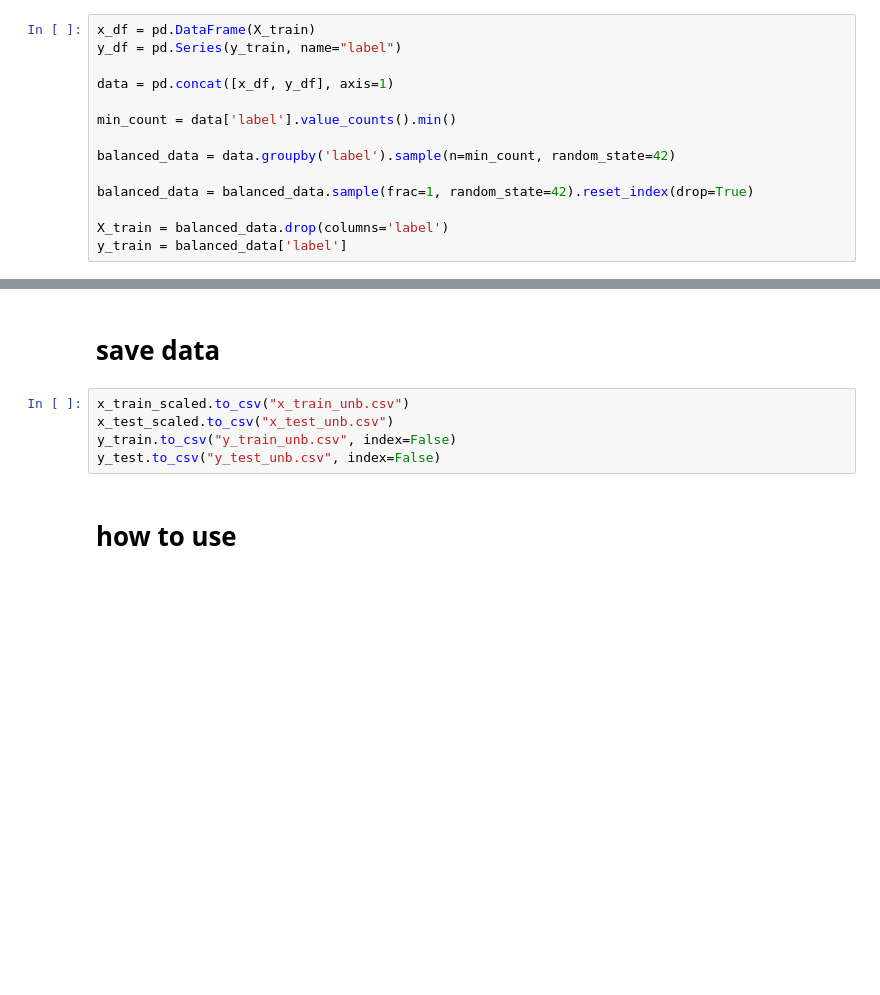
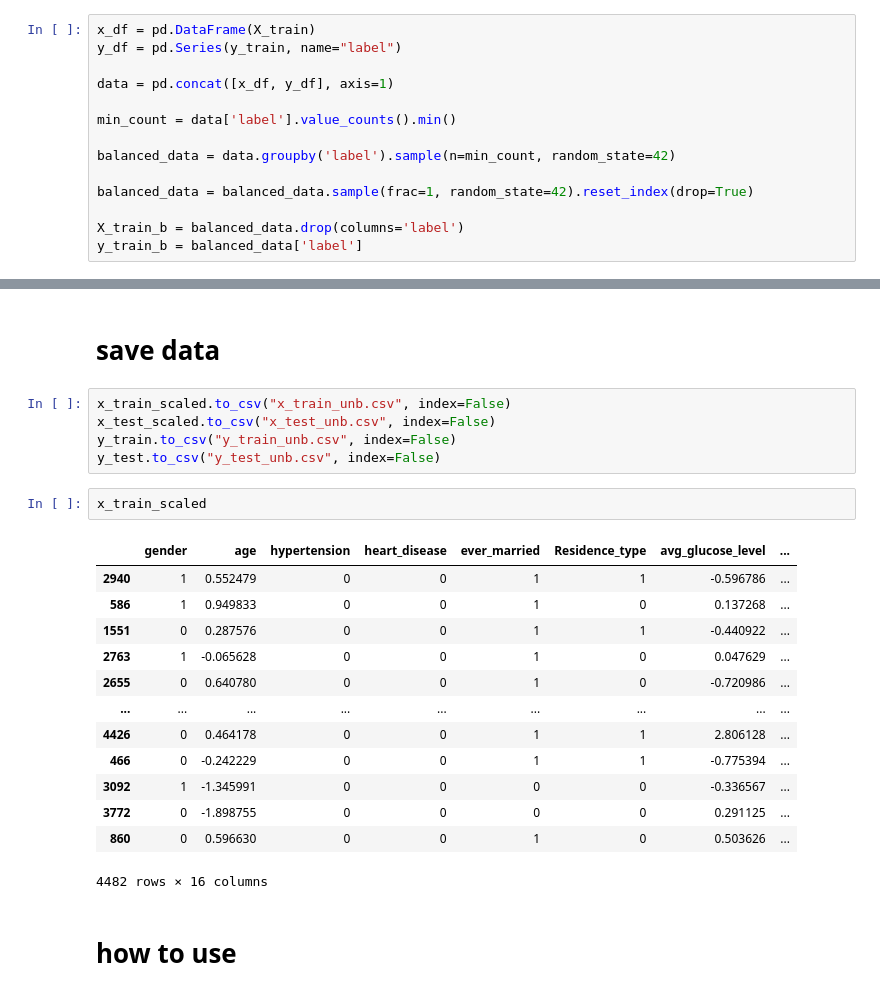
Before and after one commit to Konradiks/stroke-prediction-ml, a Jupyter notebook: dataAnalysis.ipynb, the cells around one changed output, grey strips where cells are left out. Cells and saved outputs as stored; diff of their text form; blank space fills up the shorter version.

```diff
--- a/dataAnalysis.ipynb
+++ b/dataAnalysis.ipynb
@@ -286,8 +286,8 @@ balanced_data = data.groupby('label').sample(n=min_count, random_state=42)
 
 balanced_data = balanced_data.sample(frac=1, random_state=42).reset_index(drop=True)
 
-X_train = balanced_data.drop(columns='label')
-y_train = balanced_data['label']
+X_train_b = balanced_data.drop(columns='label')
+y_train_b = balanced_data['label']
 # %%
 X_train.shape
 # %% [output]
@@ -321,10 +338,26 @@ scaler = load("scaler_selected_columns.joblib")
 # %% [markdown]
 # save data
 # %%
-x_train_scaled.to_csv("x_train_unb.csv")
-x_test_scaled.to_csv("x_test_unb.csv")
+x_train_scaled.to_csv("x_train_unb.csv", index=False)
+x_test_scaled.to_csv("x_test_unb.csv", index=False)
 y_train.to_csv("y_train_unb.csv", index=False)
 y_test.to_csv("y_test_unb.csv", index=False)
+# %%
+x_train_scaled
+# %% [output]
+|  | gender | age | hypertension | heart_disease | ever_married | Residence_type | avg_glucose_level | ... |
+| 2940 | 1 | 0.552479 | 0 | 0 | 1 | 1 | -0.596786 | ... |
+| 586 | 1 | 0.949833 | 0 | 0 | 1 | 0 | 0.137268 | ... |
+| 1551 | 0 | 0.287576 | 0 | 0 | 1 | 1 | -0.440922 | ... |
+| 2763 | 1 | -0.065628 | 0 | 0 | 1 | 0 | 0.047629 | ... |
+| 2655 | 0 | 0.640780 | 0 | 0 | 1 | 0 | -0.720986 | ... |
+| ... | ... | ... | ... | ... | ... | ... | ... | ... |
+| 4426 | 0 | 0.464178 | 0 | 0 | 1 | 1 | 2.806128 | ... |
+| 466 | 0 | -0.242229 | 0 | 0 | 1 | 1 | -0.775394 | ... |
+| 3092 | 1 | -1.345991 | 0 | 0 | 0 | 0 | -0.336567 | ... |
+| 3772 | 0 | -1.898755 | 0 | 0 | 0 | 0 | 0.291125 | ... |
+| 860 | 0 | 0.596630 | 0 | 0 | 1 | 0 | 0.503626 | ... |
+4482 rows × 16 columns
 # %% [markdown]
 # how to use
 # %%
```
Also changed, not shown: parts of 6 cells of this notebook, 4 other files.
